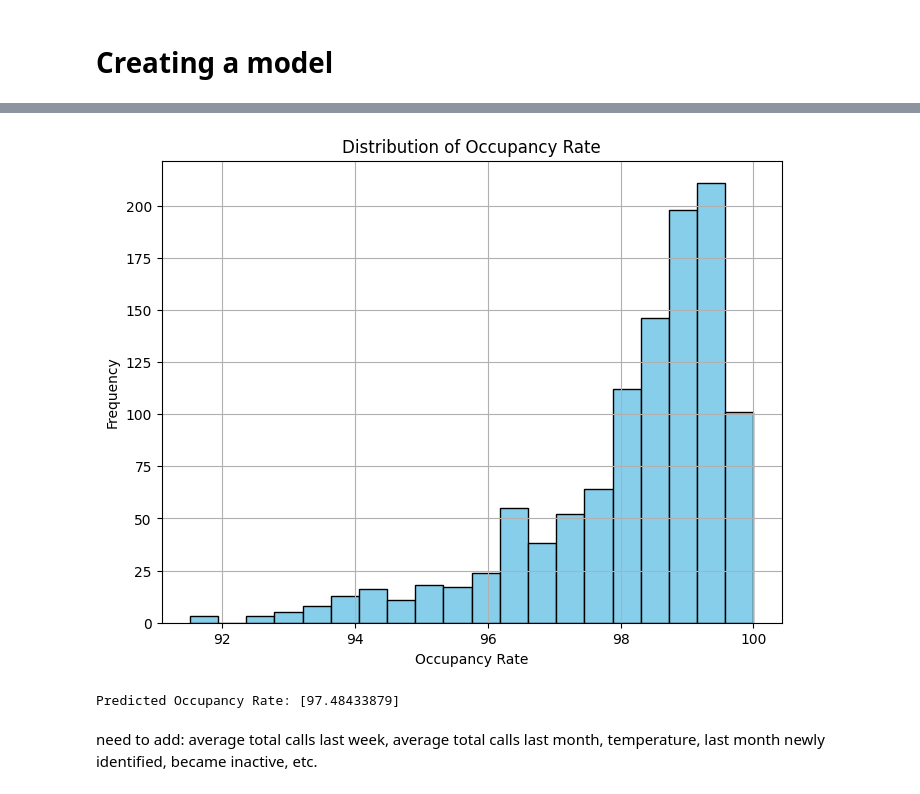
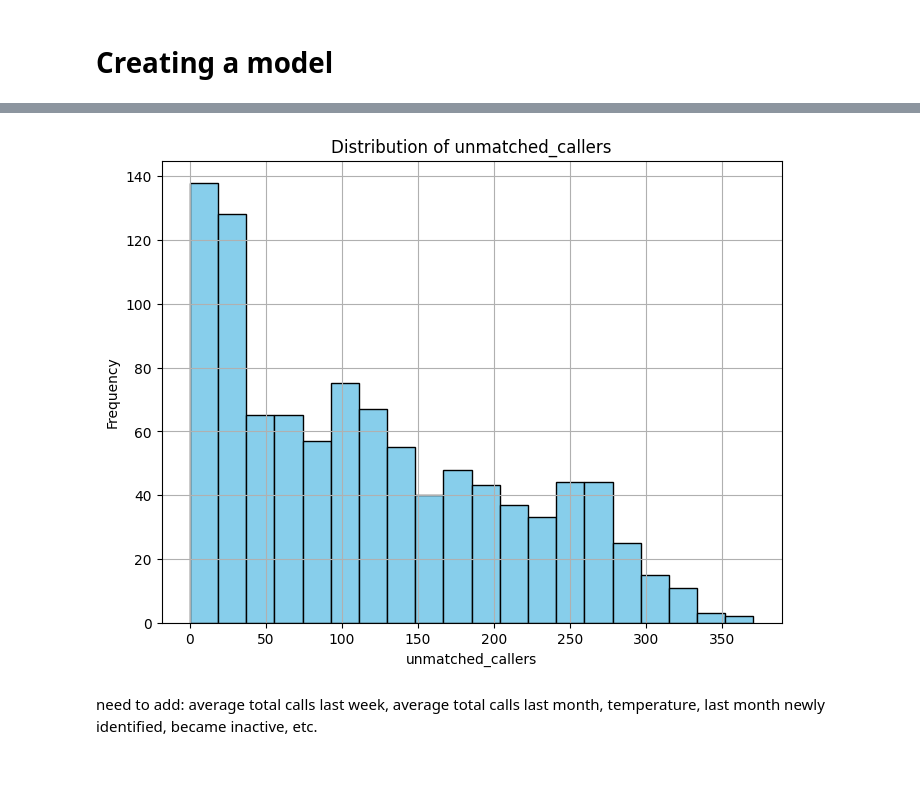
Before and after one commit to pendovka/Toronto-Shelter-Traffic, a Jupyter notebook: Shelter-Demand-Predictor.ipynb, the cells around one changed output, grey strips where cells are left out. Saved outputs shown, nothing was run; the diff lists cells and outputs as text; code cells hidden in the pictures.

```diff
--- a/Shelter-Demand-Predictor.ipynb
+++ b/Shelter-Demand-Predictor.ipynb
@@ -309,7 +328,7 @@ merged_calls_occupancy_daily = pd.merge(daily_average_occupancy_rate, merged_cal
 
 merged_calls_occupancy_daily['cold_season'] = merged_calls_occupancy_daily.index.month.isin([11, 12, 1, 2, 3]).astype(int)
 
+shelter_flow = shelter_flow[['returned_from_housing','returned_to_shelter', 'newly_identified', 'became_inactive']]
+
 merged_calls_occupancy_daily.head()
-
-len(merged_calls_occupancy_daily)
 # %% [output]
@@ -316,0 +369,24 @@ len(merged_calls_occupancy_daily)
+# %%
+# Calculate lagged unmatched callers by a day
+merged_calls_occupancy_flow_daily['lagged_total_calls_handled_day'] = merged_calls_occupancy_flow_daily['total_calls_handled'].shift(1)
+merged_calls_occupancy_flow_daily['lagged_occupancy_rate_day'] = merged_calls_occupancy_flow_daily['occupancy_rate'].shift(1)
+
+merged_calls_occupancy_flow_daily['lagged_newly_identified'] = merged_calls_occupancy_flow_daily['newly_identified'].shift(32)
+merged_calls_occupancy_flow_daily['lagged_became_inactive'] = merged_calls_occupancy_flow_daily['became_inactive'].shift(100)
+merged_calls_occupancy_flow_daily['lagged_returned_to_shelter'] = merged_calls_occupancy_flow_daily['returned_to_shelter'].shift(32)
+merged_calls_occupancy_flow_daily['lagged_returned_from_housing'] = merged_calls_occupancy_flow_daily['returned_from_housing'].shift(32)
+
+merged_calls_occupancy_flow_daily['lagged_total_calls_handled_week'] = merged_calls_occupancy_flow_daily['total_calls_handled'].shift(7)
+
+# Calculate total unmatched callers last week
+merged_calls_occupancy_flow_daily['total_calls_handled_last_week'] = merged_calls_occupancy_flow_daily['total_calls_handled'].rolling(window=7).sum()
+merged_calls_occupancy_flow_daily.dropna(inplace=True)
+
+# Ensure that all selected columns exist in the DataFrame
+second_columns_to_int = ['lagged_newly_identified', 'lagged_became_inactive', 'lagged_returned_from_housing', 'lagged_total_calls_handled_day', 'lagged_returned_to_shelter', 'lagged_total_calls_handled_week', 'total_calls_handled_last_week']
+# Convert selected columns to integers
+merged_calls_occupancy_flow_daily[second_columns_to_int] = merged_calls_occupancy_flow_daily[second_columns_to_int].astype(int)
+# %%
+merged_calls_occupancy_flow_daily = merged_calls_occupancy_flow_daily.rename(columns={'Unmatched callers' : 'unmatched_callers'})
+columns_to_drop = ['occupancy_rate', 'total_calls_handled', 'newly_identified', 'became_inactive', 'returned_to_shelter', 'returned_from_housing']
+merged_calls_occupancy_flow_daily = merged_calls_occupancy_flow_daily.drop(columns = columns_to_drop)
@@ -317,22 +403,18 @@ len(merged_calls_occupancy_daily)
 # %%
 plt.figure(figsize=(8, 6))
-plt.hist(merged_calls_occupancy_daily['occupancy_rate'], bins=20, color='skyblue', edgecolor='black')
-plt.title('Distribution of Occupancy Rate')
-plt.xlabel('Occupancy Rate')
+plt.hist(merged_calls_occupancy_flow_daily['unmatched_callers'], bins=20, color='skyblue', edgecolor='black')
+plt.title('Distribution of unmatched_callers')
+plt.xlabel('unmatched_callers')
 plt.ylabel('Frequency')
 plt.grid(True)
 plt.show()
 # %% [output]
-[figure, old version]
+[figure, new version]
 # %%
-from sklearn.model_selection import train_test_split
-from sklearn.linear_model import LinearRegression
-from sklearn.metrics import mean_squared_error
-from sklearn.metrics import r2_score
-
-
-X = merged_calls_occupancy_daily[['Unmatched callers', 'total_calls_handled', 'cold_season']]
-y = merged_calls_occupancy_daily['occupancy_rate']
+X = merged_calls_occupancy_flow_daily[['lagged_occupancy_rate_day', 'cold_season', 'lagged_newly_identified',
+                                    'lagged_became_inactive', 'lagged_returned_from_housing', 'lagged_total_calls_handled_day',
+                                    'lagged_returned_to_shelter', 'lagged_total_calls_handled_week', 'total_calls_handled_last_week']]
+y = merged_calls_occupancy_flow_daily['unmatched_callers']
 
 X_train, X_test, y_train, y_test = train_test_split(X, y, test_size=0.2)
 
@@ -347,13 +429,10 @@ r2 = r2_score(y_test, y_pred)
 #print("R-squared (R2) Score:", r2)
 # Step 6: Optionally fine-tune the model parameters (not shown here)
 
-# Step 7: Use the trained model to make predictions
 # Example prediction
-new_data = [[20, 300, 1]]  # Example input: Unmatched callers=20, total_calls_handled=300, cold_season=1
-predicted_occupancy_rate = model.predict(new_data)
-print("Predicted Occupancy Rate:", predicted_occupancy_rate)
+#new_data = pd.DataFrame([[20, 300, 1]], columns=['Unmatched callers', 'total_calls_handled', 'cold_season', 'lagged_unmatched_callers_day', 'lagged_unmatched_callers_week', 'total_unmatched_callers_last_week'])
+#predicted_occupancy_rate = model.predict(new_data)
+#print("Predicted Occupancy Rate:", predicted_occupancy_rate)
-# %% [output]
-Predicted Occupancy Rate: [97.48433879]
 # %% [markdown]
 need to add: average total calls last week, average total calls last month, temperature, last month newly identified, became inactive, etc.
 # %%
```
Also changed, not shown: parts of 12 cells of this notebook.
